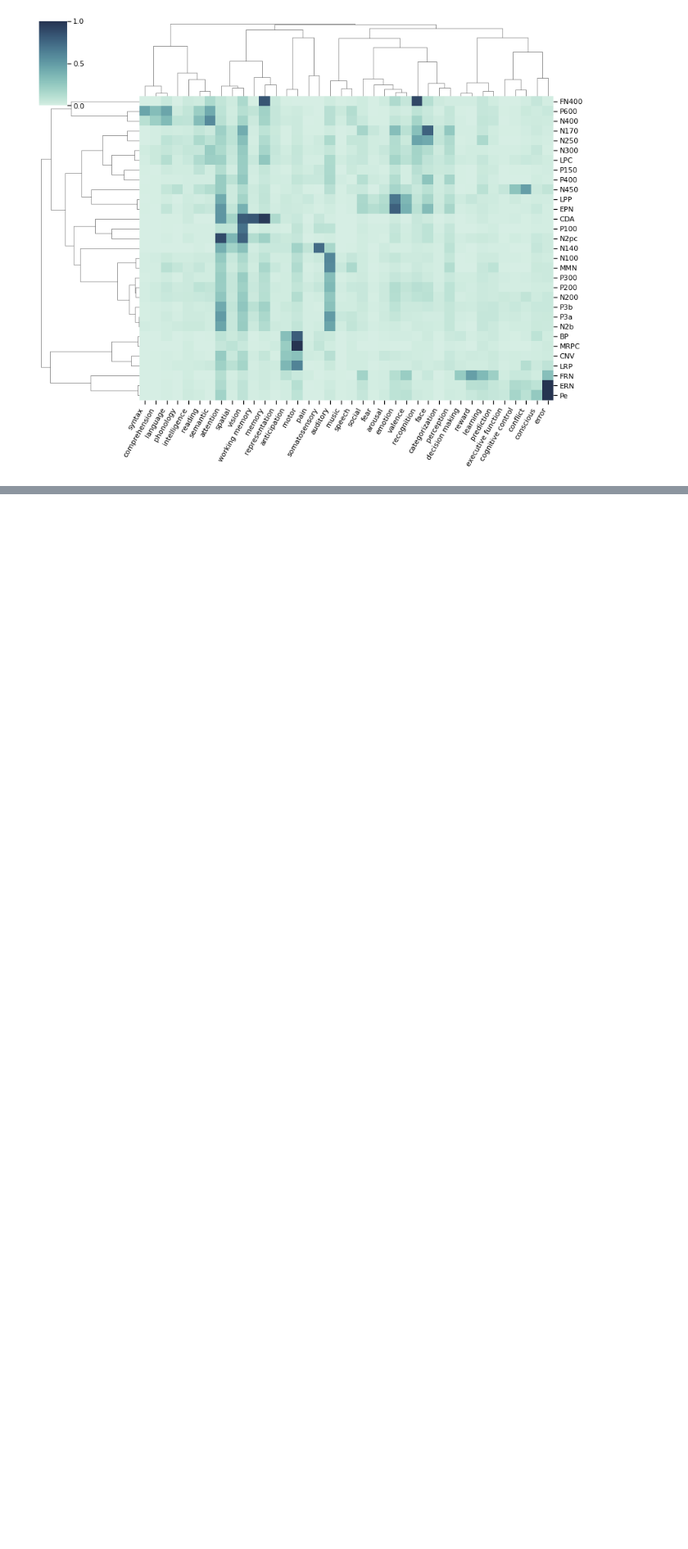
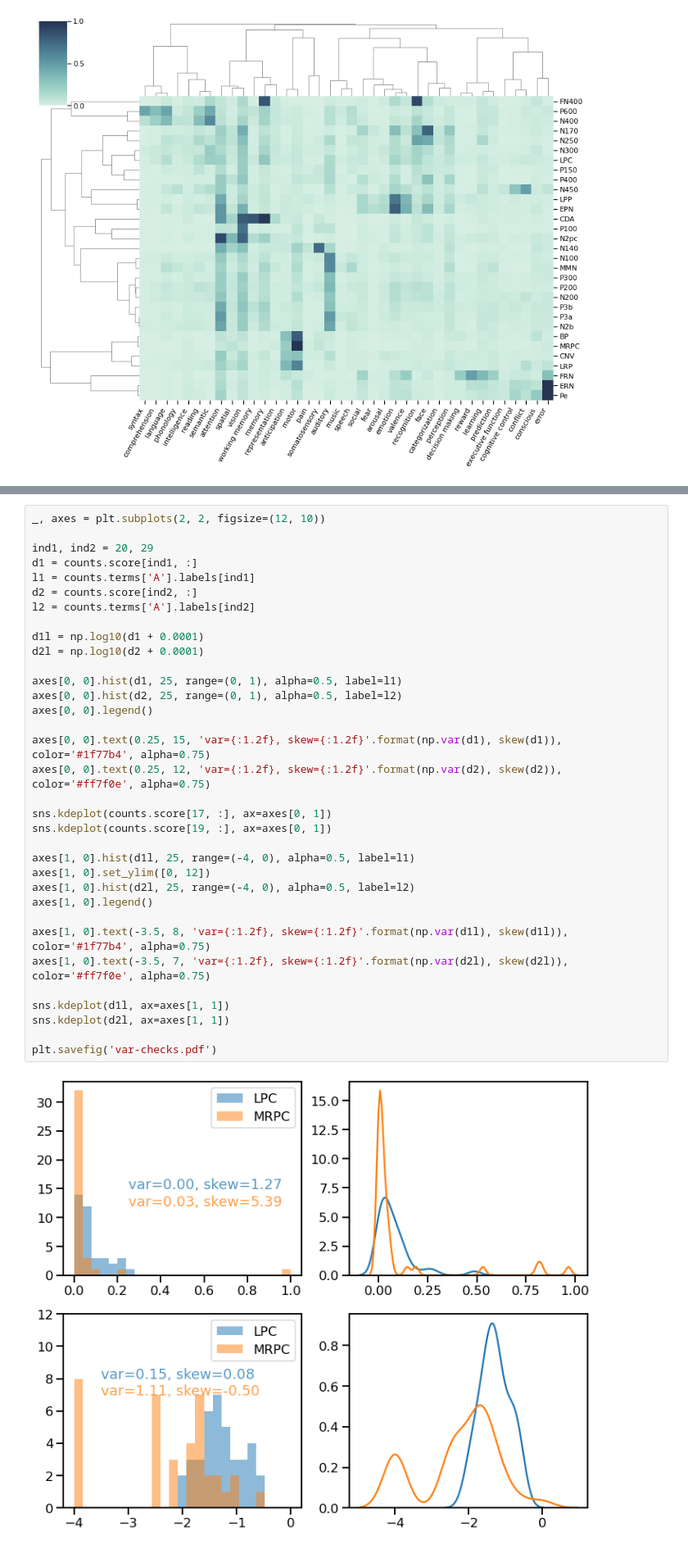
Before and after one commit to weblearn22/ERPscanr, a Jupyter notebook: notebooks/04-CountsCognitive.ipynb, the cells around one changed output, grey strips where cells are left out. Shown: that part at 82% size. Drawn from its saved outputs; the diff is of its cells as text; blank space fills up the shorter version.

```diff
--- a/notebooks/04-CountsCognitive.ipynb
+++ b/notebooks/04-CountsCognitive.ipynb
@@ -264,0 +270,36 @@ plot_clustermap(counts, attribute='score', cmap='blue',
+# %%
+_, axes = plt.subplots(2, 2, figsize=(12, 10))
+
+ind1, ind2 = 20, 29
+d1 = counts.score[ind1, :]
+l1 = counts.terms['A'].labels[ind1]
+d2 = counts.score[ind2, :]
+l2 = counts.terms['A'].labels[ind2]
+
+d1l = np.log10(d1 + 0.0001)
+d2l = np.log10(d2 + 0.0001)
+
+axes[0, 0].hist(d1, 25, range=(0, 1), alpha=0.5, label=l1)
+axes[0, 0].hist(d2, 25, range=(0, 1), alpha=0.5, label=l2)
+axes[0, 0].legend()
+
+axes[0, 0].text(0.25, 15, 'var={:1.2f}, skew={:1.2f}'.format(np.var(d1), skew(d1)), color='#1f77b4', alpha=0.75)
+axes[0, 0].text(0.25, 12, 'var={:1.2f}, skew={:1.2f}'.format(np.var(d2), skew(d2)), color='#ff7f0e', alpha=0.75)
+
+sns.kdeplot(counts.score[17, :], ax=axes[0, 1])
+sns.kdeplot(counts.score[19, :], ax=axes[0, 1])
+
+axes[1, 0].hist(d1l, 25, range=(-4, 0), alpha=0.5, label=l1)
+axes[1, 0].set_ylim([0, 12])
+axes[1, 0].hist(d2l, 25, range=(-4, 0), alpha=0.5, label=l2)
+axes[1, 0].legend()
+
+axes[1, 0].text(-3.5, 8, 'var={:1.2f}, skew={:1.2f}'.format(np.var(d1l), skew(d1l)), color='#1f77b4', alpha=0.75)
+axes[1, 0].text(-3.5, 7, 'var={:1.2f}, skew={:1.2f}'.format(np.var(d2l), skew(d2l)), color='#ff7f0e', alpha=0.75)
+
+sns.kdeplot(d1l, ax=axes[1, 1])
+sns.kdeplot(d2l, ax=axes[1, 1])
+
+plt.savefig('var-checks.pdf')
+# %% [output]
+[figure, added]
```
Also changed, not shown: parts of 3 cells of this notebook.
